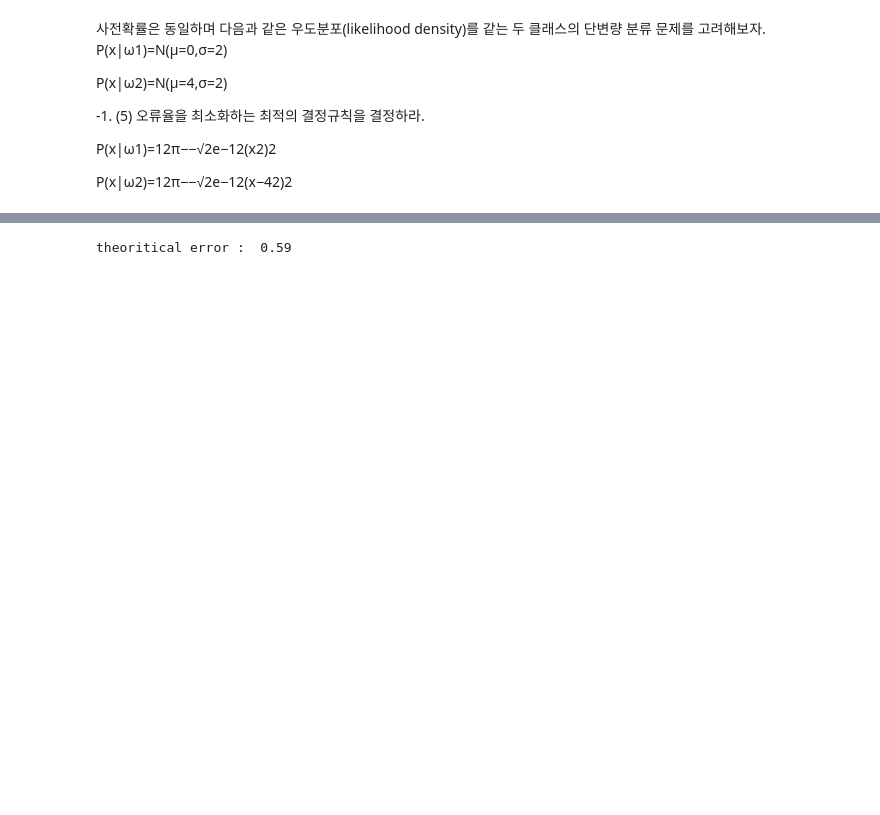
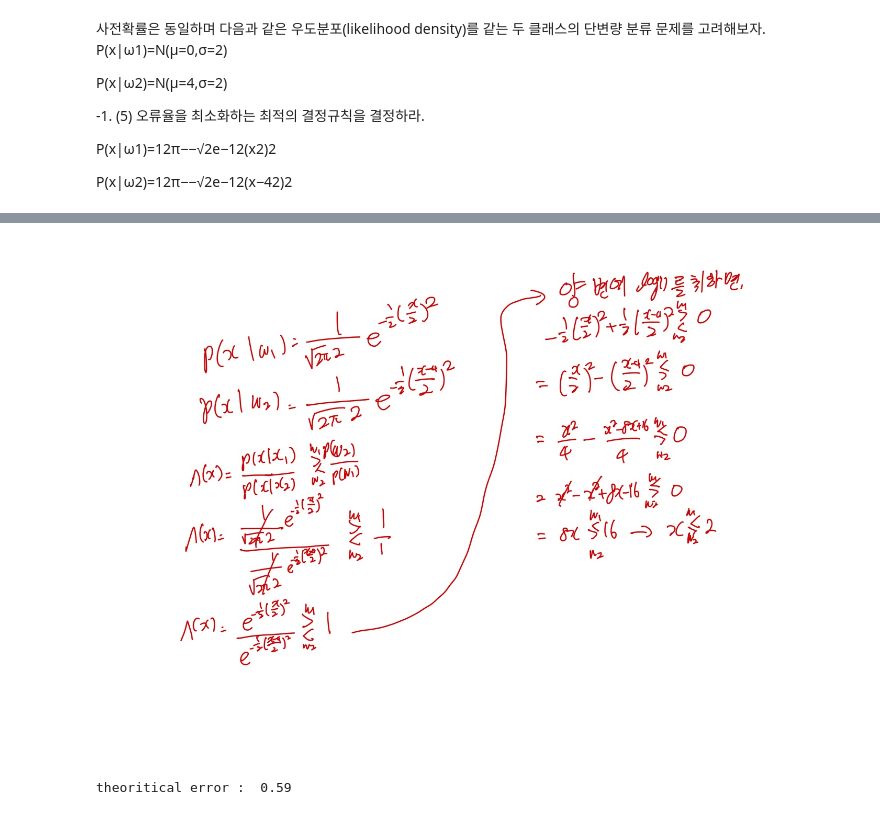
Before and after one commit to Hyeonjun-Heo/pattern_recognition, a Jupyter notebook: 6주차/homework3.ipynb, the cells around one changed output, grey strips where cells are left out. Cells and saved outputs as stored; diff of their text form; code cells hidden in the pictures; blank space fills up the shorter version.

```diff
--- a/6주차/homework3.ipynb
+++ b/6주차/homework3.ipynb
@@ -58,3 +56,8 @@ P(x|ω2)=12π−−√2e−12(x−42)2
+# %%
+from IPython.display import Image
+Image(filename='image1.jpg')
+# %% [output]
+[figure, added]
 # %%
 import scipy
 from scipy import integrate
```
Also changed, not shown: parts of 2 cells of this notebook.
